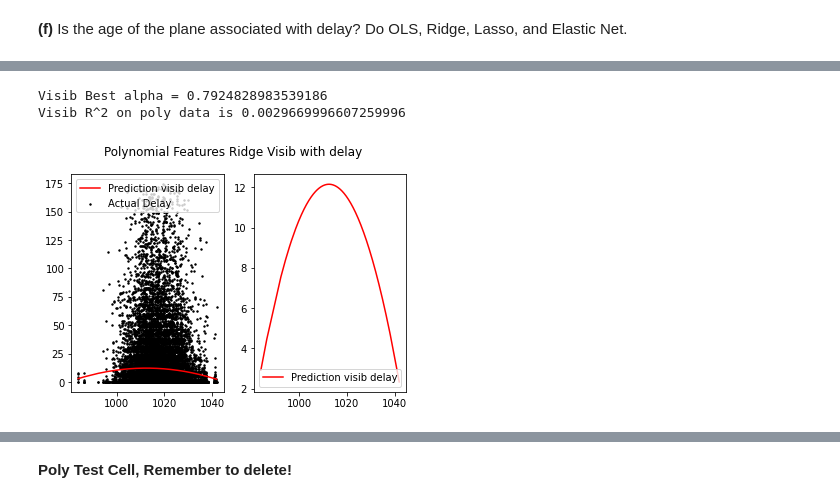
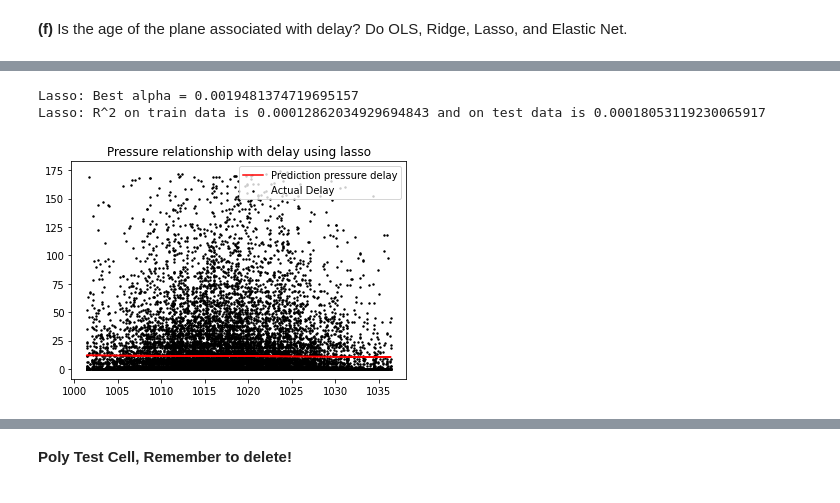
Before and after one commit to saeculumx/MAL_poj, a Jupyter notebook: MAL1 Project 2022.ipynb, the cells around one changed output, grey strips where cells are left out. Cells and saved outputs as stored; diff of their text form; code cells hidden in the pictures.

```diff
--- a/MAL1 Project 2022.ipynb
+++ b/MAL1 Project 2022.ipynb
@@ -582,8 +803,13 @@ Visib R^2 on poly data is 0.0003130981290010437
 **(f)** Is the age of the plane associated with delay? Do OLS, Ridge, Lasso, and Elastic Net.
 # %%
 
-y = a_d_EWR[:len(e_weather_dataframe)]
-X = e_weather_dataframe["pressure"].values.reshape(-1, 1)
+q_f_low = e_weather_dataframe["pressure"].quantile(0.01)
+q_f_high = e_weather_dataframe["pressure"].quantile(0.99)
+e_weather_dataframe_drop = e_weather_dataframe[
+    (e_weather_dataframe["pressure"] < q_f_high) & (e_weather_dataframe["pressure"] > q_f_low)].reset_index(
+    drop=True)
+y = a_d_EWR[:len(e_weather_dataframe_drop)]
+X = e_weather_dataframe_drop["pressure"].values.reshape(-1, 1)
 
 #X = X.reshape(-1, 1)
 X_train, X_test, y_train, y_test = train_test_split(X, y, test_size=0.5, random_state=69)
@@ -603,38 +829,75 @@ plt.show()
 # Ridge
 alphas = 10 ** np.linspace(-10, 10, 100)
 ridgeCV = RidgeCV(alphas=alphas)
-ridgeCV.fit(X_train,y_train)
+ridgeCV.fit(X_train, y_train)
 best_a = ridgeCV.alpha_
 ridge = Ridge(alpha=best_a)
 ridge.fit(X_train, y_train)
 y_pred = ridge.predict(X_test)
 print("pressure Best alpha = {}".format(best_a))
-print("pressure R^2 on train data is {} and on test data is {}".format(ridge.score(X_train, y_train),ridge.score(X_test, y_test)))
+print("pressure R^2 on train data is {} and on test data is {}".format(ridge.score(X_train, y_train),
+                                                                       ridge.score(X_test, y_test)))
 plt.title("pressure relationship with delay using Ridge")
 plt.plot(X_test, y_pred, color="red")
 plt.scatter(X_test, y_test, color="black", s=2)
 plt.legend(["Prediction pressure delay", "Actual Delay"])
 plt.show()
+
+# Lasso
+
+lassoCV = LassoCV(alphas=None, cv=10, max_iter=10000)
+lassoCV.fit(X_train, y_train)
+best_a = lassoCV.alpha_
+lasso = Lasso(alpha=best_a, max_iter=10000)
+lasso.fit(X_train, y_train)
+y_pred = lasso.predict(X_test)
+print("Lasso: Best alpha = {}".format(best_a))
+print("Lasso: R^2 on train data is {} and on test data is {}".format(lasso.score(X_train, y_train),
+                                                                     lasso.score(X_test, y_test)))
+plt.title("Pressure relationship with delay using lasso")
+plt.plot(X_test, y_pred, color="red")
+plt.scatter(X_test, y_test, color="black", s=2)
+plt.legend(["Prediction pressure delay", "Actual Delay"])
+plt.show()
+
+# EL
+el_net_cv = ElasticNetCV(alphas=alphas, random_state=69, max_iter=10000)
+el_net_cv.fit(X_train, y_train)
+best_a = el_net_cv.alpha_
+el_net = ElasticNet(random_state=69, alpha=best_a, max_iter=10000)
+el_net.fit(X_train, y_train)
+y_pred = el_net.predict(X_test)
+print("EL: Best alpha = {}".format(best_a))
+print("EL: R^2 on train data is {} and on test data is {}".format(el_net.score(X_train, y_train),
+                                                                  el_net.score(X_test, y_test)))
+plt.title("Pressure relationship with delay using Elastic-Net")
+plt.plot(X_test, y_pred, color="red")
+plt.scatter(X_test, y_test, color="black", s=2)
+plt.legend(["Prediction pressure delay", "Actual Delay"])
+plt.show()
+
 #Poly
-x = e_weather_dataframe["pressure"].values
+x = X_train.reshape(-1)
 poly = PolynomialFeatures(degree=2)
-poly.fit(X)
-X_p = poly.transform(X)
+poly.fit(X_train)
+X_p = poly.transform(X_train)
 ridgeCV = RidgeCV(alphas=alphas)
-ridgeCV.fit(X_p,y)
+ridgeCV.fit(X_p, y_train)
 best_a = ridgeCV.alpha_
 ridge = Ridge(best_a)
-ridge.fit(X_p, y)
+ridge.fit(X_p, y_train)
 y_pred = ridge.predict(X_p)
-print("Visib Best alpha = {}".format(best_a))
-print("Visib R^2 on poly data is {}".format(ridge.score(X_p, y)))
-(ax1,ax2) = plt.subplots(1,2)
-plt.suptitle("Polynomial Features Ridge Visib with delay")
+print("pressure Best alpha = {}".format(best_a))
+print("pressure R^2 on poly data dim {} is {}, the score on test set is {}".format(2, ridge.score(X_p, y_train),
+                                                                                   ridge.score(poly.transform(X_test),
+                                                                                               y_test)))
+fig, (ax1, ax2) = plt.subplots(1, 2)
+plt.suptitle("Polynomial Features Ridge pressure with delay")
 ax1.plot(np.sort(x), y_pred[np.argsort(x)], color="red")
-ax1.scatter(X_test,y_test, color="black", s=2)
-ax1.legend(["Prediction visib delay", "Actual Delay"])
+ax1.scatter(X_test, y_test, color="black", s=2)
+ax1.legend(["Prediction pressure delay", "Actual Delay"])
 ax2.plot(np.sort(x), y_pred[np.argsort(x)], color="red")
 #ax2.scatter(X_test,y_test, color="black", s=2)
-ax2.legend(["Prediction visib delay", "Actual Delay"])
+ax2.legend(["Prediction pressure delay", "Actual Delay"])
 plt.show()
 # %% [output]
@@ -647,3 +910,3 @@ pressure R^2 on train data is 0.001673639066844257 and on test data is 0.0013639
-Visib Best alpha = 0.7924828983539186
-Visib R^2 on poly data is 0.0029669996607259996
+Lasso: Best alpha = 0.0019481374719695157
+Lasso: R^2 on train data is 0.00012862034929694843 and on test data is 0.00018053119230065917
-[figure, old version]
+[figure, new version]
```
Also changed, not shown: parts of 42 cells of this notebook, 6 other files.
